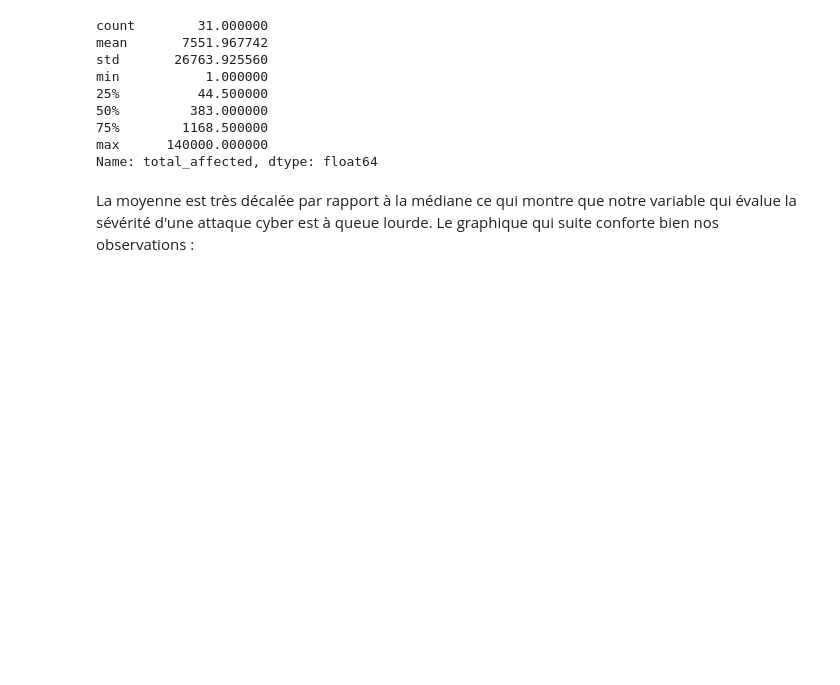
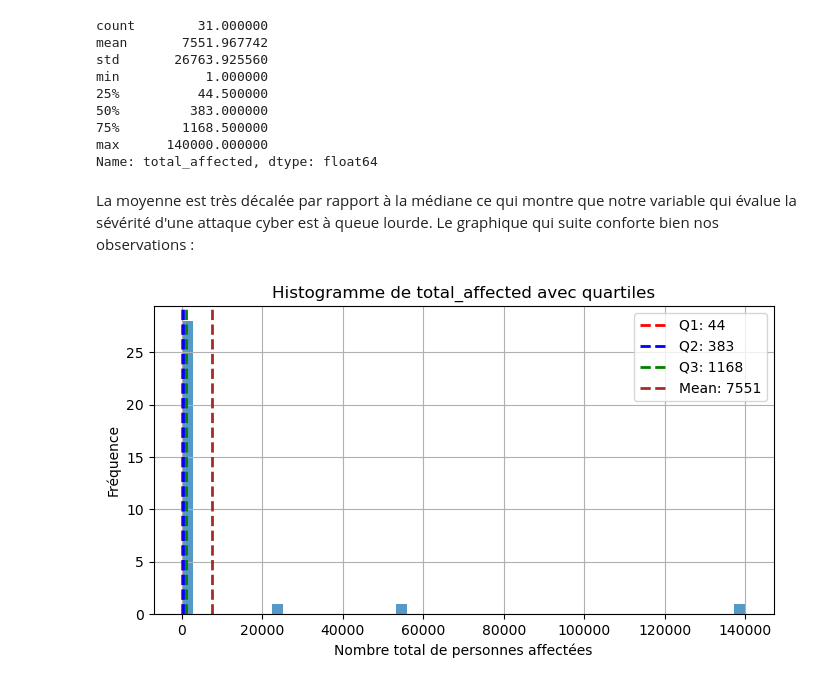
Before and after one commit to fdountiozaboue/NEXIALOG_STAGE, a Jupyter notebook: NLP.ipynb, the cells around one changed output. Drawn from its saved outputs; the diff is of its cells as text; code cells hidden in the pictures; blank space fills up the shorter version.

```diff
--- a/NLP.ipynb
+++ b/NLP.ipynb
@@ -127,3 +127,29 @@ max      140000.000000
 Name: total_affected, dtype: float64
 # %% [markdown]
 La moyenne est très décalée par rapport à la médiane ce qui montre que notre variable qui évalue la sévérité d'une attaque cyber est à queue lourde. Le graphique qui suite conforte bien nos observations :
+# %%
+# Calcul des quartiles
+Q1 = df_filtré['total_affected'].quantile(0.25)
+Q2 = df_filtré['total_affected'].quantile(0.50)
+Q3 = df_filtré['total_affected'].quantile(0.75)
+moy=np.mean(df_filtré['total_affected'])
+
+# Création de l'histogramme
+plt.figure(figsize=(8, 4))
+plt.hist(df_filtré['total_affected'], bins=50, alpha=0.75)
+
+# Ajout des lignes verticales pour les quartiles
+plt.axvline(Q1, color='red', linestyle='dashed', linewidth=2, label=f'Q1: {int(Q1)}')
+plt.axvline(Q2, color='blue', linestyle='dashed', linewidth=2, label=f'Q2: {int(Q2)}')
+plt.axvline(Q3, color='green', linestyle='dashed', linewidth=2, label=f'Q3: {int(Q3)}')
+plt.axvline(moy, color='brown', linestyle='dashed', linewidth=2, label=f'Mean: {int(moy)}')
+
+# Titres et légendes
+plt.title('Histogramme de total_affected avec quartiles')
+plt.xlabel('Nombre total de personnes affectées')
+plt.ylabel('Fréquence')
+plt.legend()
+plt.grid(True)
+plt.show()
+# %% [output]
+[figure, added]
```
Also changed, not shown: parts of 39 cells of this notebook, 1 other file.
